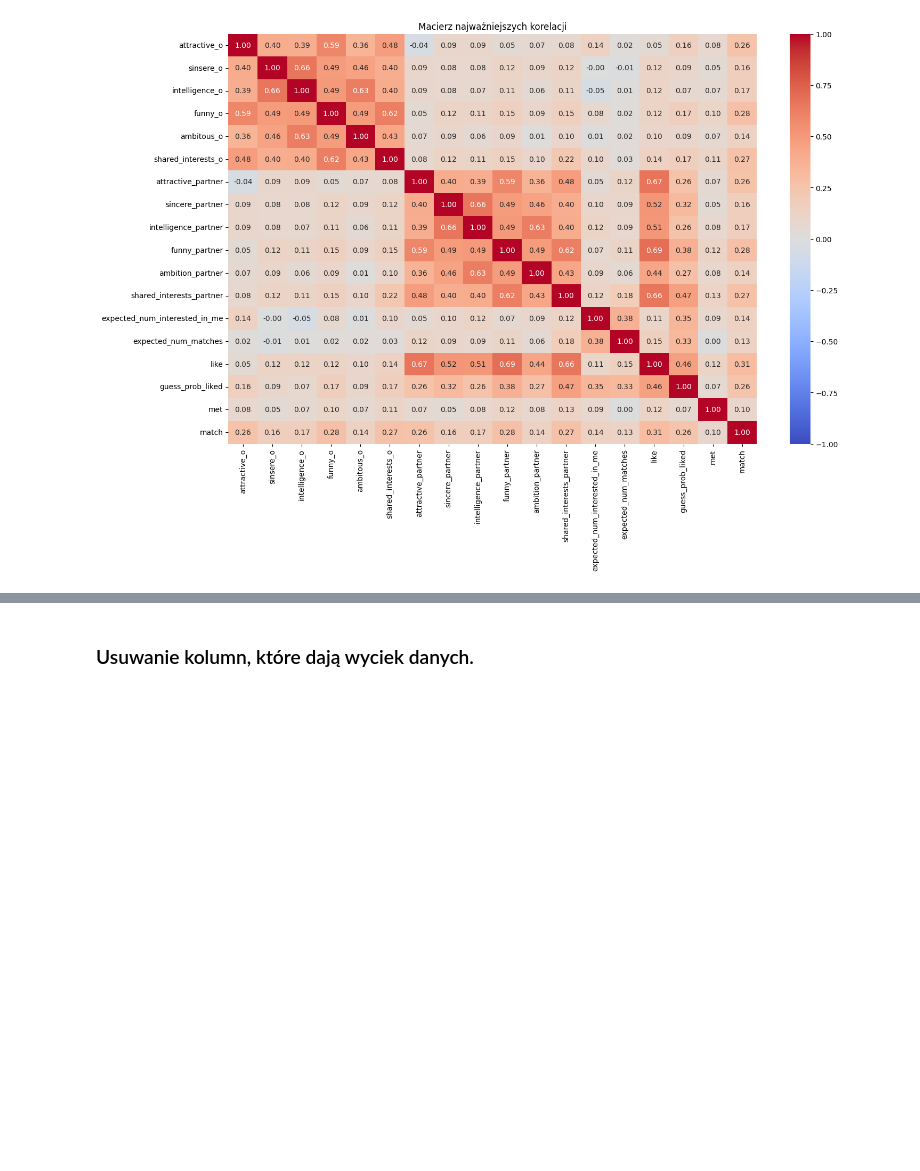
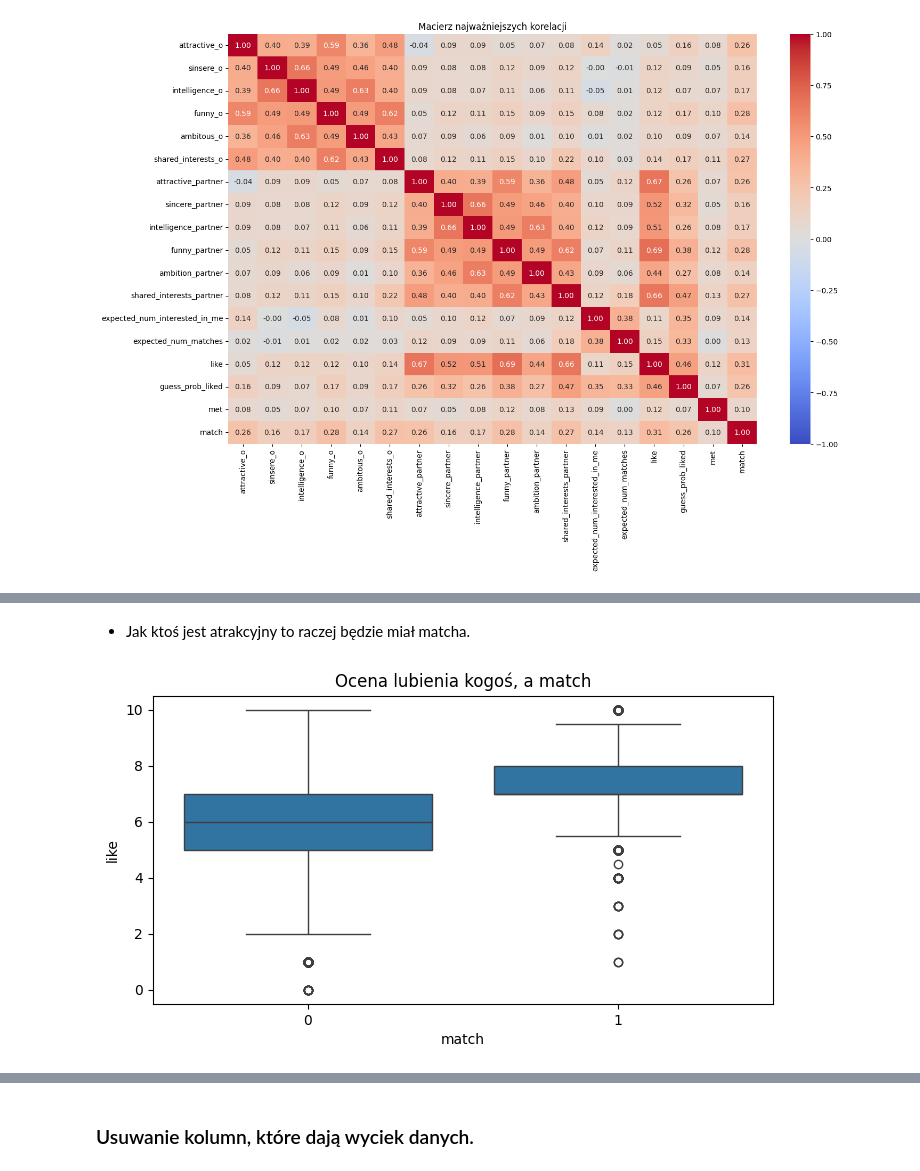
Before and after one commit to Zajecia-na-PWr-LR/lista6-dawidmuszynski1, a Jupyter notebook: SpeedDating.ipynb, the cells around one changed output, grey strips where cells are left out. Cells and saved outputs as stored; diff of their text form; code cells hidden in the pictures; blank space fills up the shorter version.

```diff
--- a/SpeedDating.ipynb
+++ b/SpeedDating.ipynb
@@ -87,0 +129,9 @@ plt.show()
+# %% [markdown]
+- Jak ktoś jest atrakcyjny to raczej będzie miał matcha.
+# %%
+plt.figure(figsize = (8,4))
+sns.boxplot(data = df, x = "match", y = "like")
+plt.title("Ocena lubienia kogoś, a match")
+plt.show()
+# %% [output]
+[figure, added]
```
Also changed, not shown: parts of 49 cells of this notebook.
